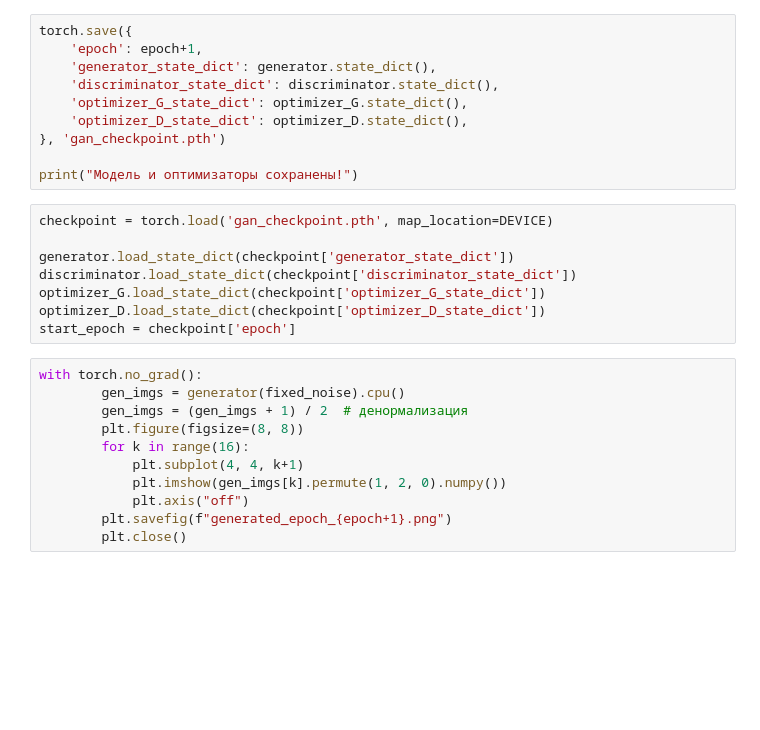
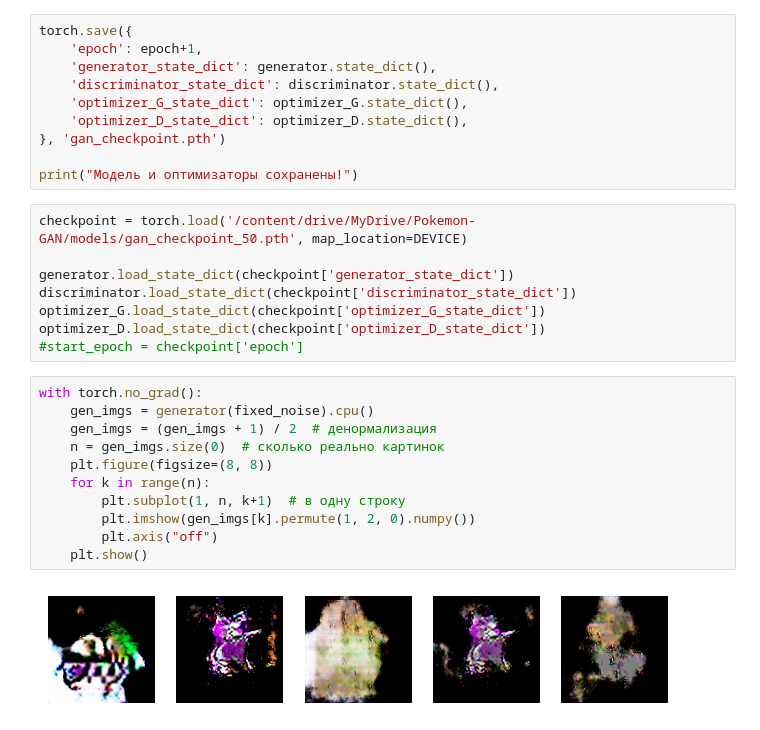
Before and after one commit to PolyakovMA/pokemon-GAN, a Jupyter notebook: notebooks/33_Final_DL_Project.ipynb, the cells around one changed output. Saved outputs shown, nothing was run; the diff lists cells and outputs as text; blank space fills up the shorter version.

```diff
--- a/notebooks/33_Final_DL_Project.ipynb
+++ b/notebooks/33_Final_DL_Project.ipynb
@@ -288,21 +292,23 @@ torch.save({
 
 print("Модель и оптимизаторы сохранены!")
 # %%
-checkpoint = torch.load('gan_checkpoint.pth', map_location=DEVICE)
+checkpoint = torch.load('/content/drive/MyDrive/Pokemon-GAN/models/gan_checkpoint_50.pth', map_location=DEVICE)
 
 generator.load_state_dict(checkpoint['generator_state_dict'])
 discriminator.load_state_dict(checkpoint['discriminator_state_dict'])
 optimizer_G.load_state_dict(checkpoint['optimizer_G_state_dict'])
 optimizer_D.load_state_dict(checkpoint['optimizer_D_state_dict'])
-start_epoch = checkpoint['epoch']
+#start_epoch = checkpoint['epoch']
 # %%
 with torch.no_grad():
-        gen_imgs = generator(fixed_noise).cpu()
-        gen_imgs = (gen_imgs + 1) / 2  # денормализация
-        plt.figure(figsize=(8, 8))
-        for k in range(16):
-            plt.subplot(4, 4, k+1)
-            plt.imshow(gen_imgs[k].permute(1, 2, 0).numpy())
-            plt.axis("off")
-        plt.savefig(f"generated_epoch_{epoch+1}.png")
-        plt.close()
+    gen_imgs = generator(fixed_noise).cpu()
+    gen_imgs = (gen_imgs + 1) / 2  # денормализация
+    n = gen_imgs.size(0)  # сколько реально картинок
+    plt.figure(figsize=(8, 8))
+    for k in range(n):
+        plt.subplot(1, n, k+1)  # в одну строку
+        plt.imshow(gen_imgs[k].permute(1, 2, 0).numpy())
+        plt.axis("off")
+    plt.show()
+# %% [output]
+[figure, added]
```
Also changed, not shown: parts of 7 cells of this notebook.
